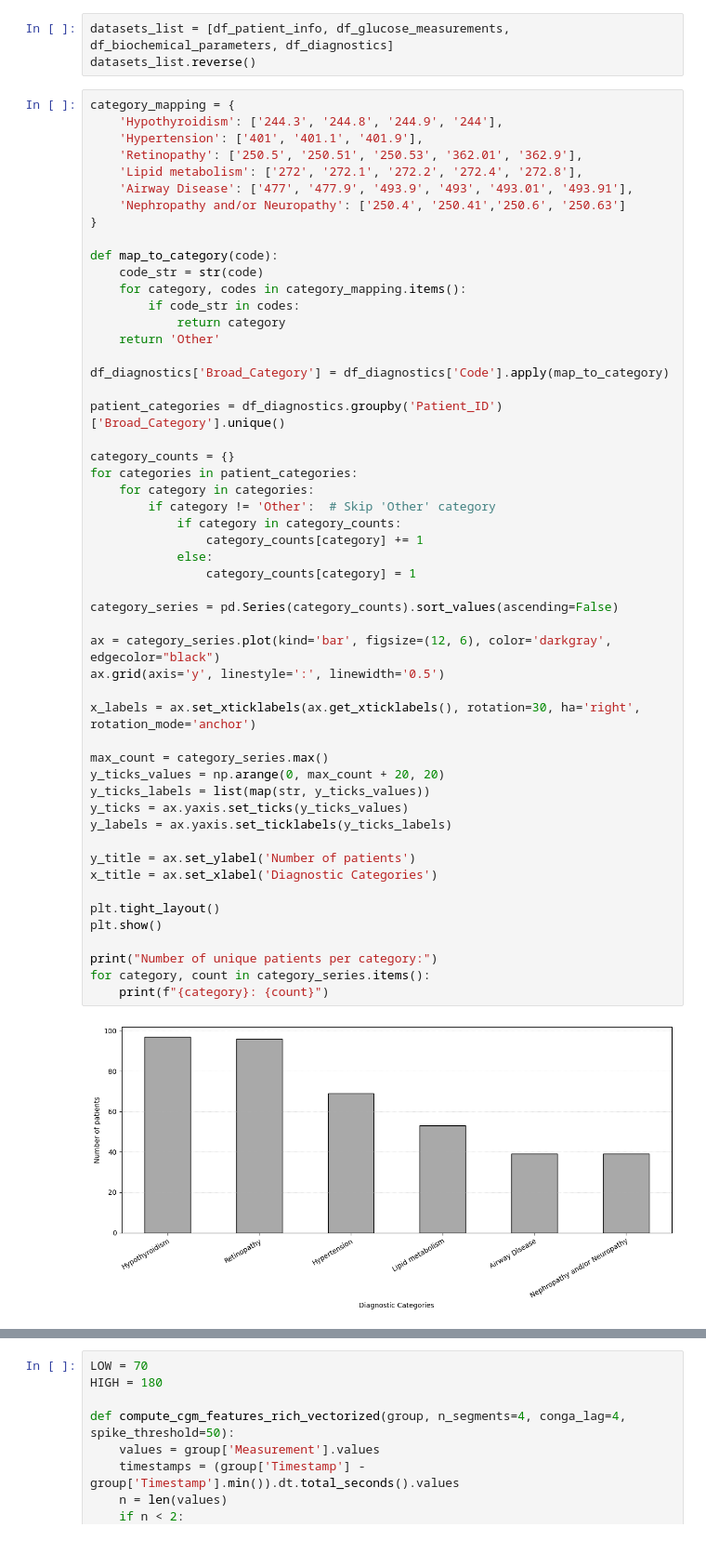
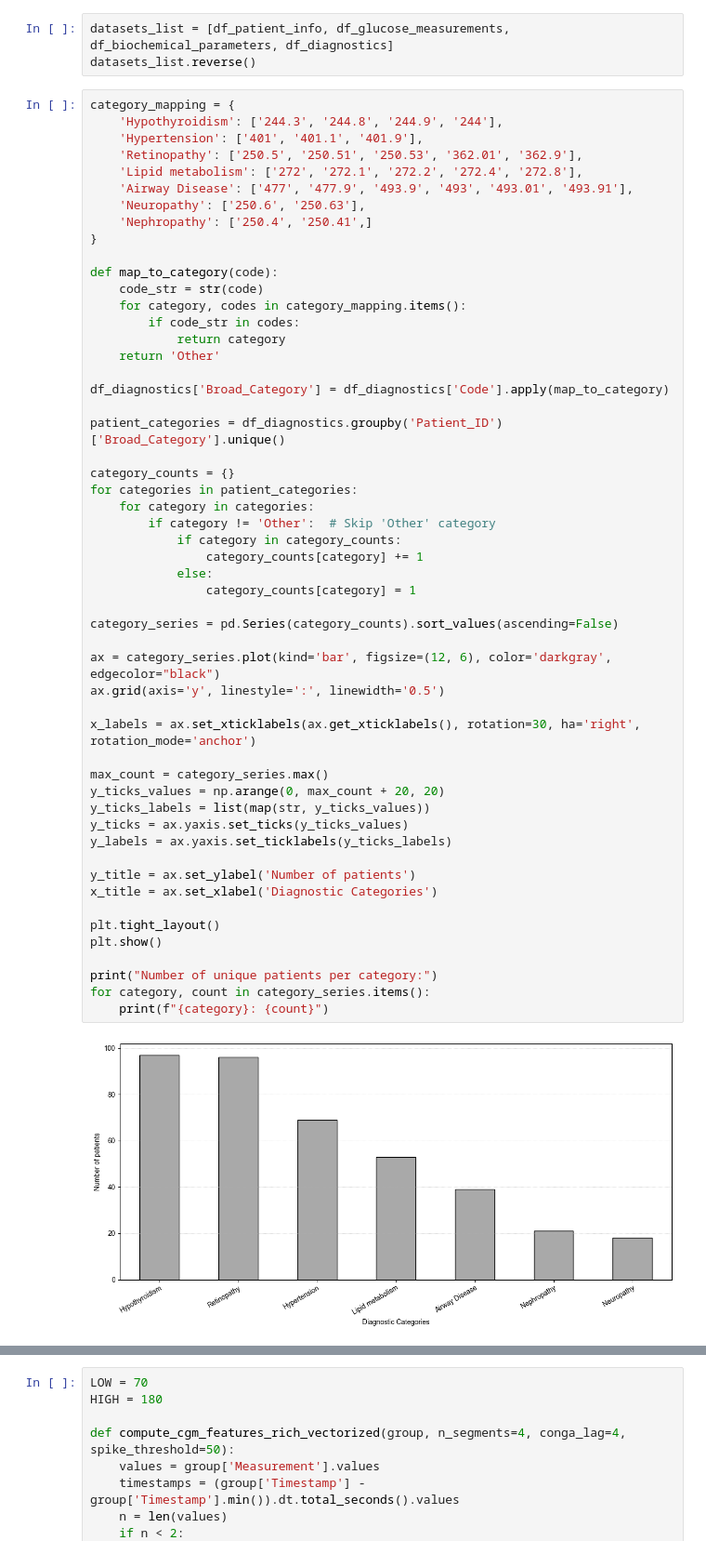
Before and after one commit to vincebliu/t1d-cgm-risk-stratification, a Jupyter notebook: preprocess.ipynb, the cells around one changed output, grey strips where cells are left out. Shown at 93% size. Drawn from its saved outputs; the diff is of its cells as text.

```diff
--- a/preprocess.ipynb
+++ b/preprocess.ipynb
@@ -34,7 +34,8 @@ category_mapping = {
     'Retinopathy': ['250.5', '250.51', '250.53', '362.01', '362.9'],
     'Lipid metabolism': ['272', '272.1', '272.2', '272.4', '272.8'],
     'Airway Disease': ['477', '477.9', '493.9', '493', '493.01', '493.91'],
-    'Nephropathy and/or Neuropathy': ['250.4', '250.41','250.6', '250.63']
+    'Neuropathy': ['250.6', '250.63'],
+    'Nephropathy': ['250.4', '250.41',]
 }
 
 def map_to_category(code):
@@ -53,34 +54,34 @@ for categories in patient_categories:
     for category in categories:
         if category != 'Other':  # Skip 'Other' category
             if category in category_counts:
                 category_counts[category] += 1
             else:
                 category_counts[category] = 1
 
 category_series = pd.Series(category_counts).sort_values(ascending=False)
 
 ax = category_series.plot(kind='bar', figsize=(12, 6), color='darkgray', edgecolor="black")
 ax.grid(axis='y', linestyle=':', linewidth='0.5')
 
 x_labels = ax.set_xticklabels(ax.get_xticklabels(), rotation=30, ha='right', rotation_mode='anchor')
 
 max_count = category_series.max()
 y_ticks_values = np.arange(0, max_count + 20, 20)
 y_ticks_labels = list(map(str, y_ticks_values))
 y_ticks = ax.yaxis.set_ticks(y_ticks_values)
 y_labels = ax.yaxis.set_ticklabels(y_ticks_labels)
 
 y_title = ax.set_ylabel('Number of patients')
 x_title = ax.set_xlabel('Diagnostic Categories')
 
 plt.tight_layout()
 plt.show()
 
 print("Number of unique patients per category:")
 for category, count in category_series.items():
     print(f"{category}: {count}")
 # %% [output]
-[figure, old version]
+[figure, new version]
 Number of unique patients per category:
 Hypothyroidism: 97
 Retinopathy: 96
```
Also changed, not shown: parts of 9 cells of this notebook.
